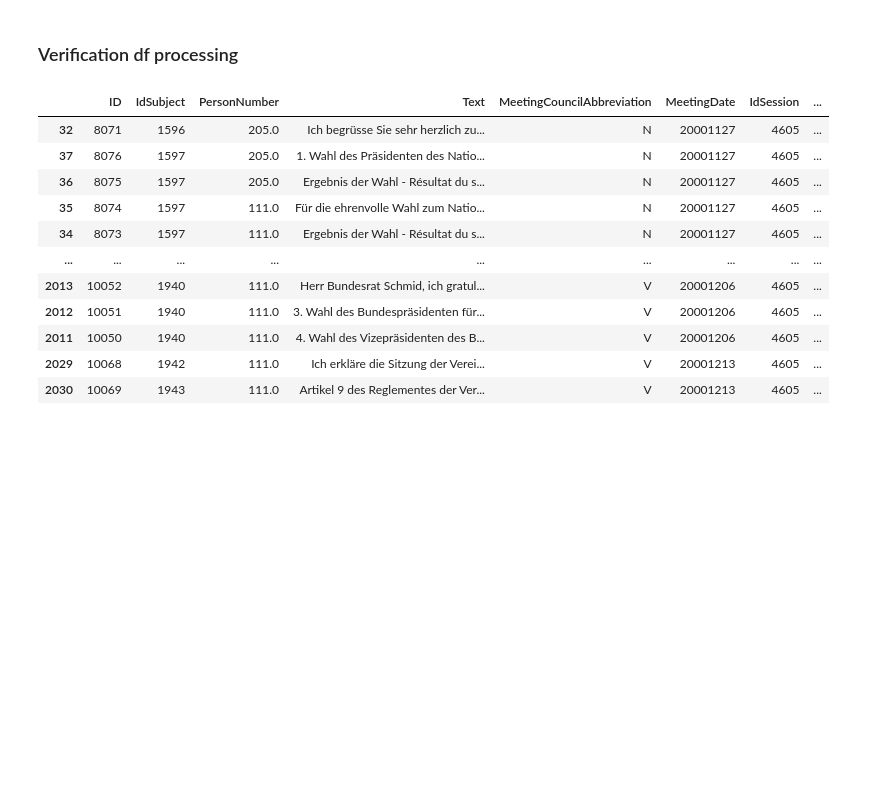
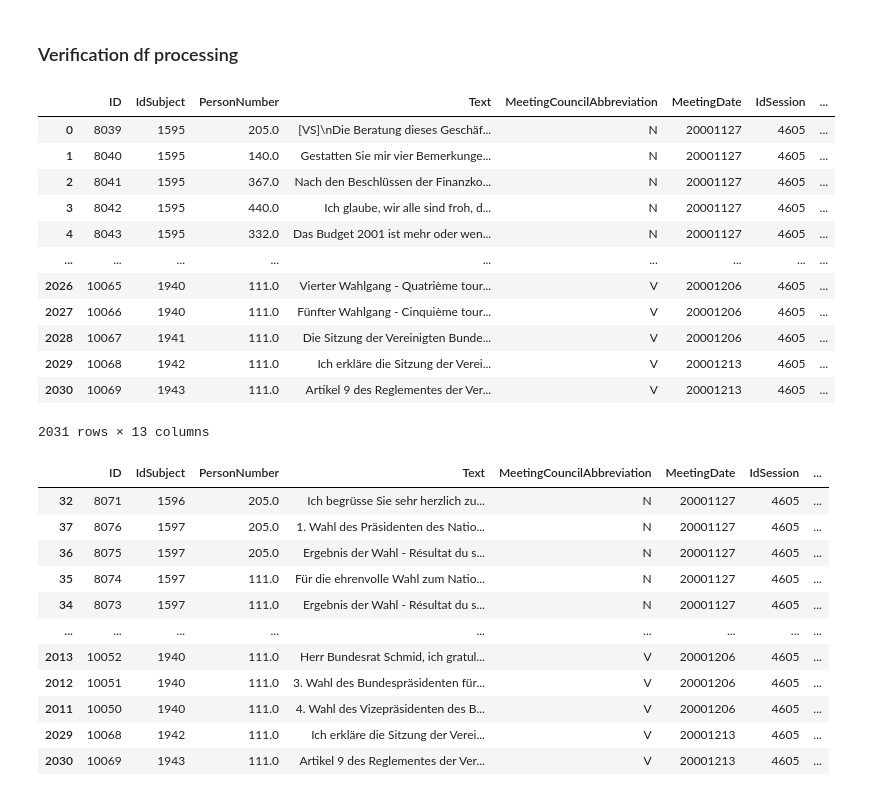
Before and after one commit to cgcrts/ef23_discours, a Jupyter notebook: data_processing.ipynb, the cells around one changed output. Cells and saved outputs as stored; diff of their text form; code cells hidden in the pictures; blank space fills up the shorter version.

```diff
--- a/data_processing.ipynb
+++ b/data_processing.ipynb
@@ -101,13 +101,13 @@ for transcript_df in transcripts_list:
 # %%
 # open data files
 
-with open('data/data_persons.csv', encoding='utf-8') as file:
+with open('data/raw/data_persons.csv', encoding='utf-8') as file:
     persons_df = pd.read_csv(file)
 
-with open('data/data_businesses.csv', encoding='utf-8') as file:
+with open('data/raw/data_businesses.csv', encoding='utf-8') as file:
     businesses_df = pd.read_csv(file)
 
-with open('data/data_subjects.csv', encoding='utf-8') as file:
+with open('data/raw/data_subjects.csv', encoding='utf-8') as file:
     subjects_df = pd.read_csv(file)
 
 businesses_df
@@ -222,4 +242,21 @@ for session_df in transcripts_list:
 5120
 # %% [markdown]
 ### Verification df processing
+# %%
+session_df = transcripts_list[4]
+session_df
+# %% [output]
+|  | ID | IdSubject | PersonNumber | Text | MeetingCouncilAbbreviation | MeetingDate | IdSession | ... |
+| 0 | 8039 | 1595 | 205.0 | [VS]\nDie Beratung dieses Geschäf... | N | 20001127 | 4605 | ... |
+| 1 | 8040 | 1595 | 140.0 | Gestatten Sie mir vier Bemerkunge... | N | 20001127 | 4605 | ... |
+| 2 | 8041 | 1595 | 367.0 | Nach den Beschlüssen der Finanzko... | N | 20001127 | 4605 | ... |
+| 3 | 8042 | 1595 | 440.0 | Ich glaube, wir alle sind froh, d... | N | 20001127 | 4605 | ... |
+| 4 | 8043 | 1595 | 332.0 | Das Budget 2001 ist mehr oder wen... | N | 20001127 | 4605 | ... |
+| ... | ... | ... | ... | ... | ... | ... | ... | ... |
+| 2026 | 10065 | 1940 | 111.0 | Vierter Wahlgang - Quatrième tour... | V | 20001206 | 4605 | ... |
+| 2027 | 10066 | 1940 | 111.0 | Fünfter Wahlgang - Cinquième tour... | V | 20001206 | 4605 | ... |
+| 2028 | 10067 | 1941 | 111.0 | Die Sitzung der Vereinigten Bunde... | V | 20001206 | 4605 | ... |
+| 2029 | 10068 | 1942 | 111.0 | Ich erkläre die Sitzung der Verei... | V | 20001213 | 4605 | ... |
+| 2030 | 10069 | 1943 | 111.0 | Artikel 9 des Reglementes der Ver... | V | 20001213 | 4605 | ... |
+2031 rows × 13 columns
 # %%
```
Also changed, not shown: parts of 8 cells of this notebook.
